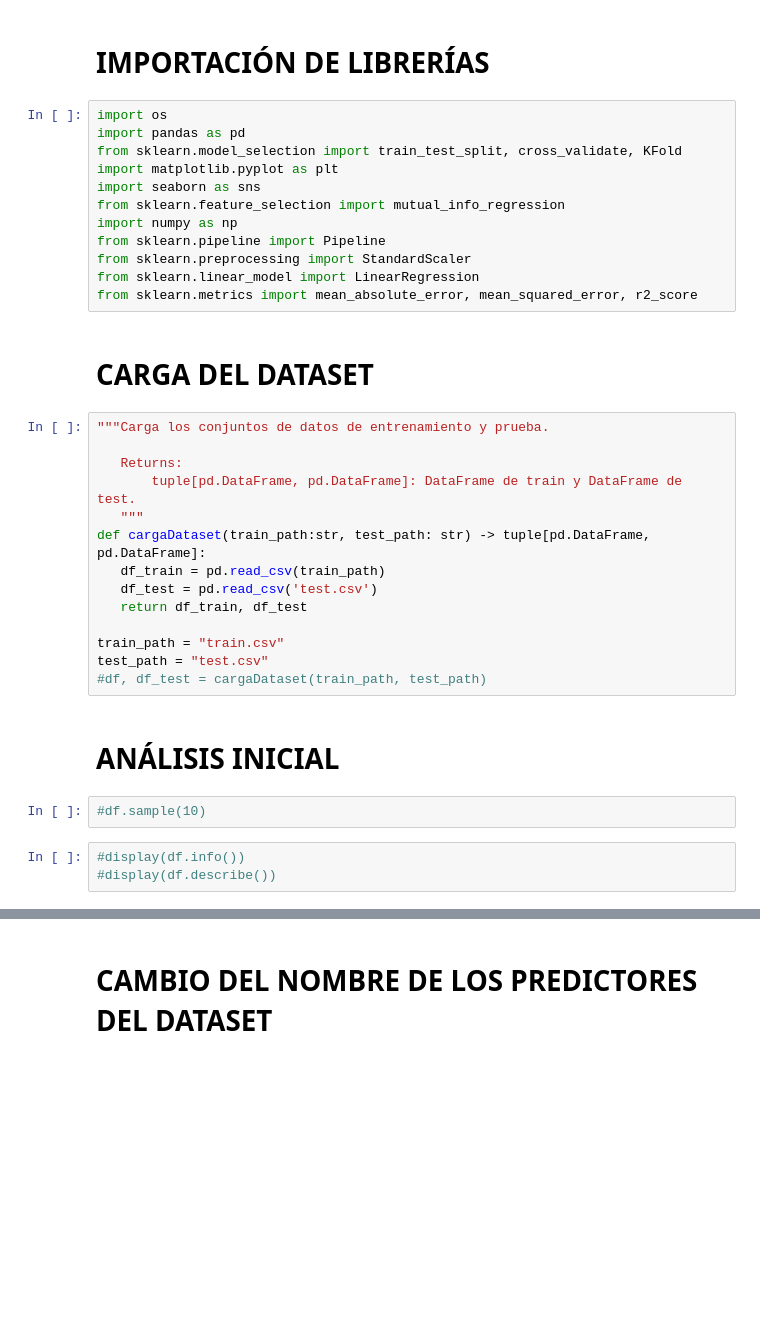
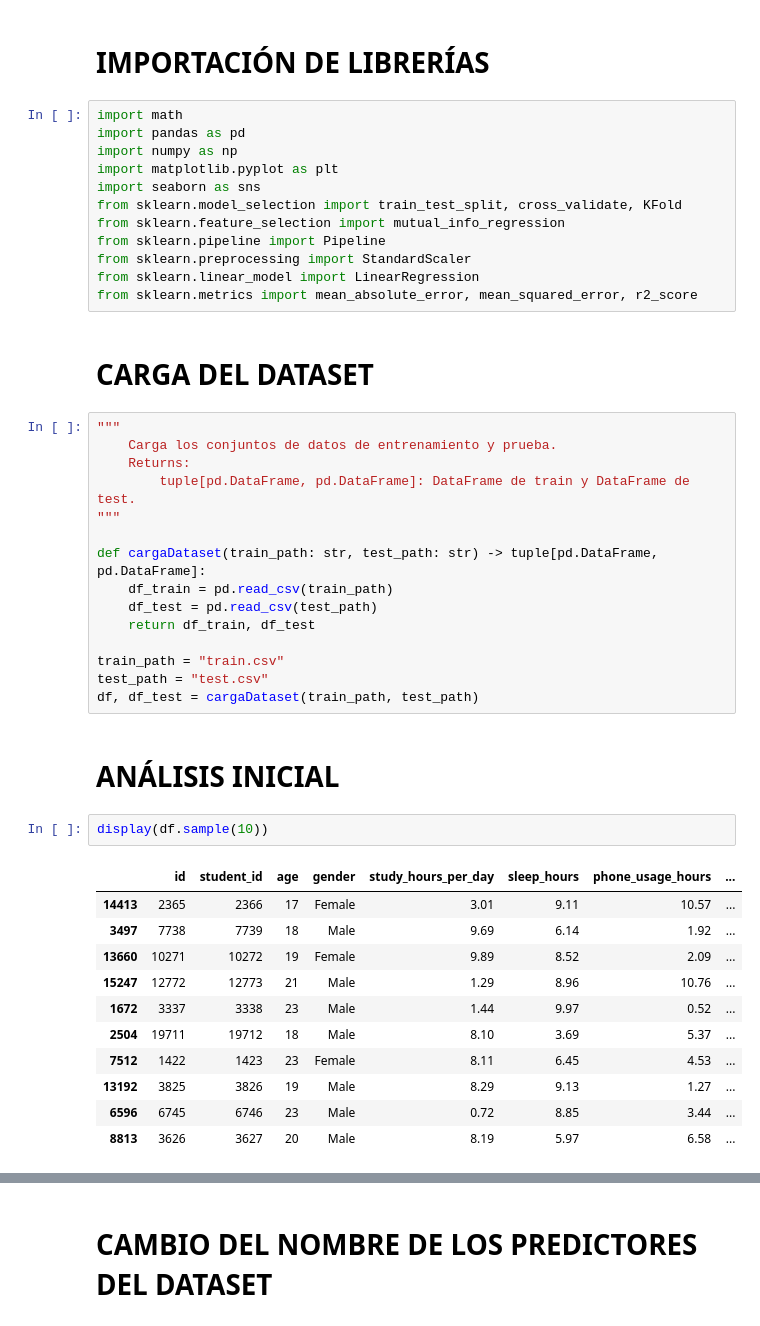
Before and after one commit to hombremono873/Cuadernos_colab, a Jupyter notebook: predicir_productividad_académica.ipynb, the cells around one changed output, grey strips where cells are left out. Saved outputs shown, nothing was run; the diff lists cells and outputs as text; blank space fills up the shorter version.

```diff
--- a/predicir_productividad_académica.ipynb
+++ b/predicir_productividad_académica.ipynb
@@ -7,13 +7,13 @@ https://www.kaggle.com/competitions/student-performance-prediction-machine-learn
 # %% [markdown]
 # **IMPORTACIÓN DE LIBRERÍAS**
 # %%
-import os
+import math
 import pandas as pd
-from sklearn.model_selection import train_test_split, cross_validate, KFold
+import numpy as np
 import matplotlib.pyplot as plt
 import seaborn as sns
+from sklearn.model_selection import train_test_split, cross_validate, KFold
 from sklearn.feature_selection import mutual_info_regression
-import numpy as np
 from sklearn.pipeline import Pipeline
 from sklearn.preprocessing import StandardScaler
 from sklearn.linear_model import LinearRegression
@@ -21,23 +21,33 @@ from sklearn.metrics import mean_absolute_error, mean_squared_error, r2_score
 # %% [markdown]
 # **CARGA DEL DATASET**
 # %%
-"""Carga los conjuntos de datos de entrenamiento y prueba.
+"""
+    Carga los conjuntos de datos de entrenamiento y prueba.
+    Returns:
+        tuple[pd.DataFrame, pd.DataFrame]: DataFrame de train y DataFrame de test.
+"""
 
-   Returns:
-       tuple[pd.DataFrame, pd.DataFrame]: DataFrame de train y DataFrame de test.
-   """
-def cargaDataset(train_path:str, test_path: str) -> tuple[pd.DataFrame, pd.DataFrame]:
-   df_train = pd.read_csv(train_path)
-   df_test = pd.read_csv('test.csv')
-   return df_train, df_test
+def cargaDataset(train_path: str, test_path: str) -> tuple[pd.DataFrame, pd.DataFrame]:
+    df_train = pd.read_csv(train_path)
+    df_test = pd.read_csv(test_path)
+    return df_train, df_test
 
 train_path = "train.csv"
 test_path = "test.csv"
-#df, df_test = cargaDataset(train_path, test_path)
+df, df_test = cargaDataset(train_path, test_path)
 # %% [markdown]
 # **ANÁLISIS INICIAL**
 # %%
-#df.sample(10)
+display(df.sample(10))
+# %% [output]
+|  | id | student_id | age | gender | study_hours_per_day | sleep_hours | phone_usage_hours | ... |
+| 14413 | 2365 | 2366 | 17 | Female | 3.01 | 9.11 | 10.57 | ... |
+| 3497 | 7738 | 7739 | 18 | Male | 9.69 | 6.14 | 1.92 | ... |
+| 13660 | 10271 | 10272 | 19 | Female | 9.89 | 8.52 | 2.09 | ... |
+| 15247 | 12772 | 12773 | 21 | Male | 1.29 | 8.96 | 10.76 | ... |
+| 1672 | 3337 | 3338 | 23 | Male | 1.44 | 9.97 | 0.52 | ... |
+| 2504 | 19711 | 19712 | 18 | Male | 8.10 | 3.69 | 5.37 | ... |
+| 7512 | 1422 | 1423 | 23 | Female | 8.11 | 6.45 | 4.53 | ... |
+| 13192 | 3825 | 3826 | 19 | Male | 8.29 | 9.13 | 1.27 | ... |
+| 6596 | 6745 | 6746 | 23 | Male | 0.72 | 8.85 | 3.44 | ... |
+| 8813 | 3626 | 3627 | 20 | Male | 8.19 | 5.97 | 6.58 | ... |
-# %%
-#display(df.info())
-#display(df.describe())
```
Also changed, not shown: parts of 22 cells of this notebook.
